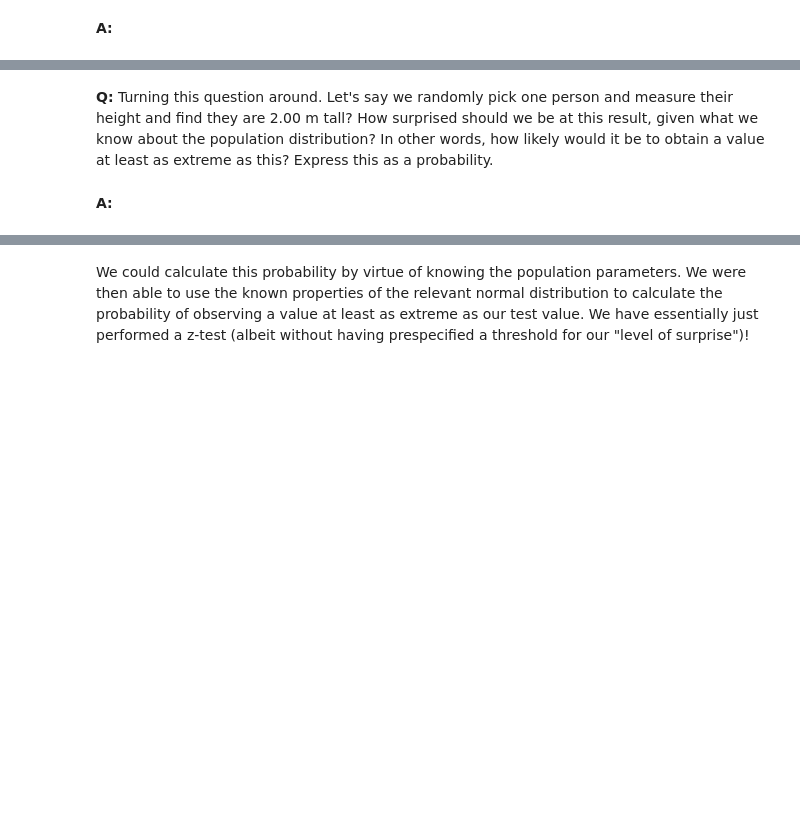
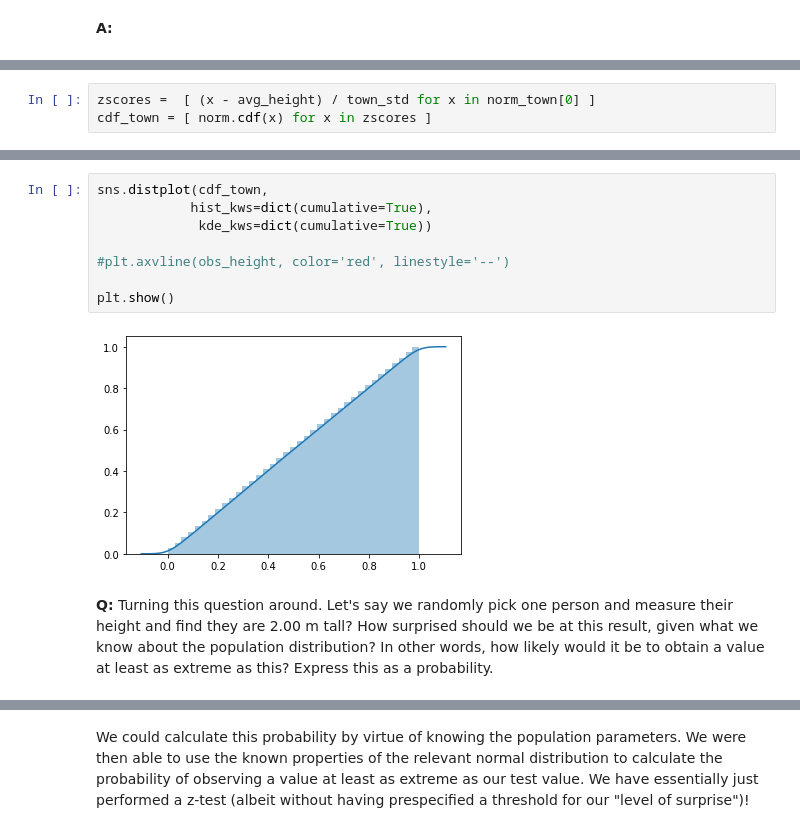
Before and after one commit to dudikbender/springboard, a Jupyter notebook: inferential_statistics_frequentist_mini-projects6.28.19/inferential_statistics_1a-Q6.25.ipynb, the cells around one changed output, grey strips where cells are left out. Cells and saved outputs as stored; diff of their text form; blank space fills up the shorter version.

```diff
--- a/inferential_statistics_frequentist_mini-projects6.28.19/inferential_statistics_1a-Q6.25.ipynb
+++ b/inferential_statistics_frequentist_mini-projects6.28.19/inferential_statistics_1a-Q6.25.ipynb
@@ -350,0 +410,3 @@ __A:__
+# %%
+zscores =  [ (x - avg_height) / town_std for x in norm_town[0] ]
+cdf_town = [ norm.cdf(x) for x in zscores ]
@@ -351,4 +433,12 @@ __A:__
+# %%
+sns.distplot(cdf_town,
+            hist_kws=dict(cumulative=True),
+             kde_kws=dict(cumulative=True))
+
+#plt.axvline(obs_height, color='red', linestyle='--')
+
+plt.show()
+# %% [output]
+[figure, added]
 # %% [markdown]
 __Q:__ Turning this question around. Let's say we randomly pick one person and measure their height and find they are 2.00 m tall? How surprised should we be at this result, given what we know about the population distribution? In other words, how likely would it be to obtain a value at least as extreme as this? Express this as a probability.
-# %% [markdown]
-__A:__
```
Also changed, not shown: parts of 24 cells of this notebook.
